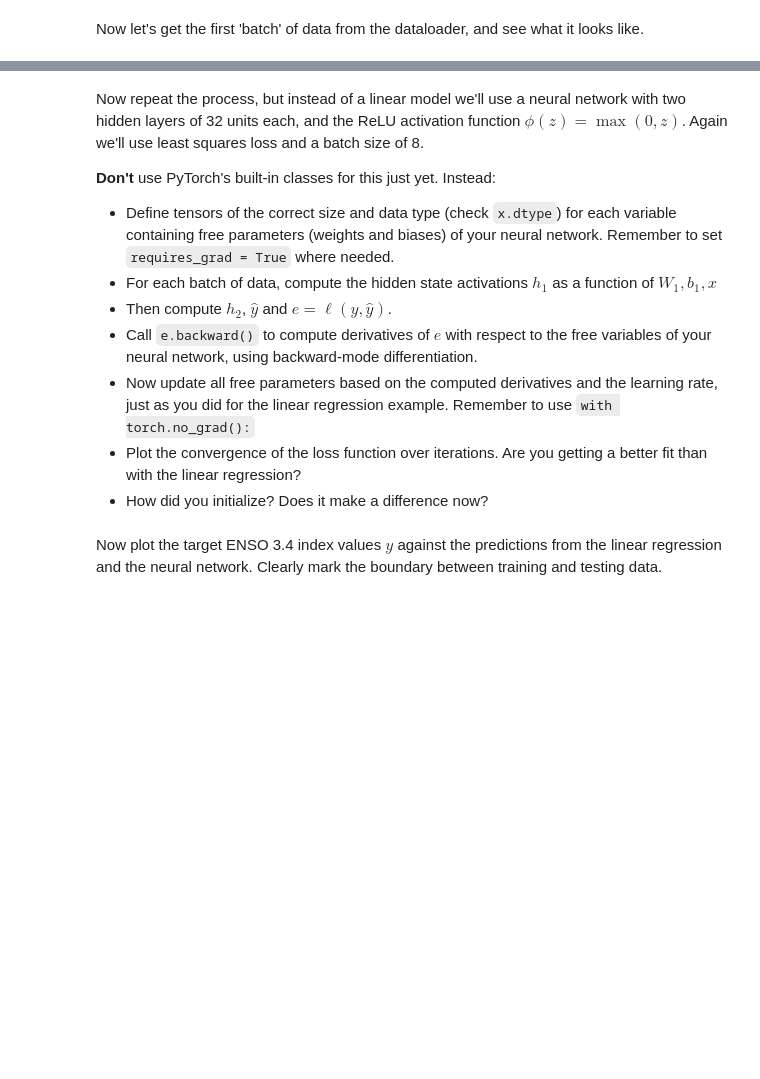
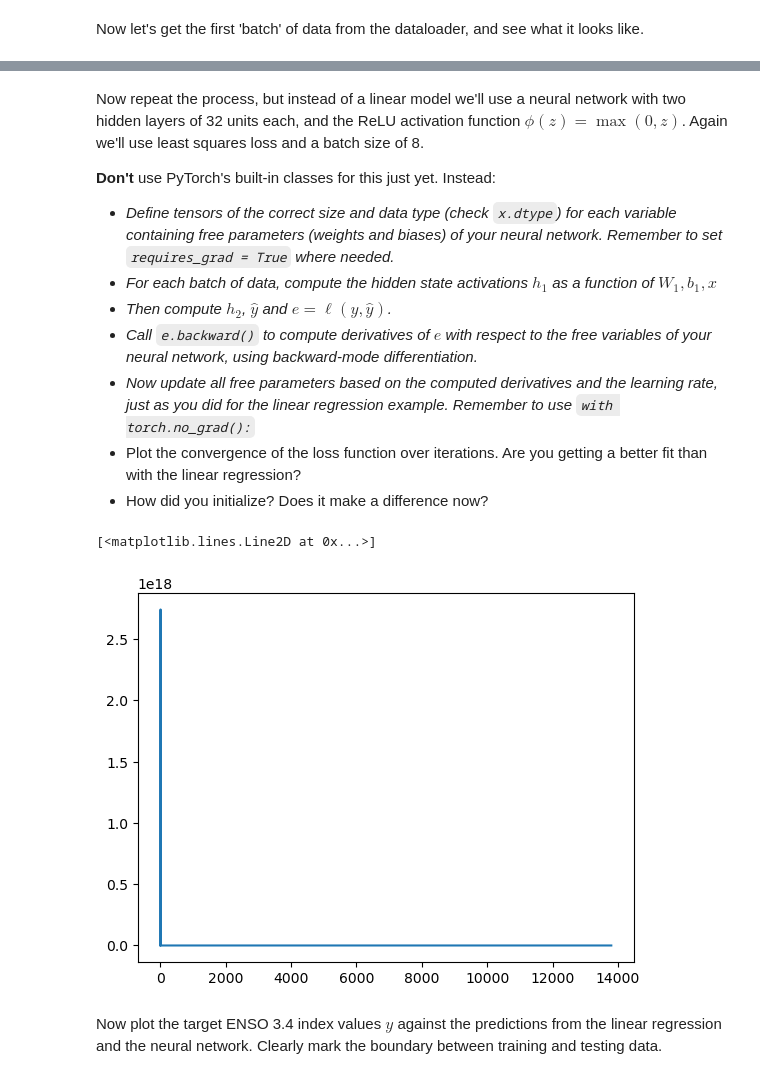
Before and after one commit to QuentinRauschenbach/Deep_Learning, a Jupyter notebook: excersise/03 - neural networks.ipynb, the cells around one changed output, grey strips where cells are left out. Cells and saved outputs as stored; diff of their text form; code cells hidden in the pictures; blank space fills up the shorter version.

```diff
--- a/excersise/03 - neural networks.ipynb
+++ b/excersise/03 - neural networks.ipynb
@@ -104,10 +261,10 @@ Now use a for loop, iterating over batches from the data loader, to fit a linear
 Now repeat the process, but instead of a linear model we'll use a neural network with two hidden layers of 32 units each, and the ReLU activation function $\phi(z) = \max(0, z)$. Again we'll use least squares loss and a batch size of 8.
 
 **Don't** use PyTorch's built-in classes for this just yet. Instead:
-* Define tensors of the correct size and data type (check `x.dtype`) for each variable containing free parameters (weights and biases) of your neural network. Remember to set `requires_grad = True` where needed.
-* For each batch of data, compute the hidden state activations $h_1$ as a function of $W_1, b_1, x$
-* Then compute $h_2$, $\hat y$ and $e=\ell(y, \hat y)$.
-* Call `e.backward()` to compute derivatives of $e$ with respect to the free variables of your neural network, using backward-mode differentiation.
-* Now update all free parameters based on the computed derivatives and the learning rate, just as you did for the linear regression example. Remember to use `with torch.no_grad():`
+* *Define tensors of the correct size and data type (check `x.dtype`) for each variable containing free parameters (weights and biases) of your neural network. Remember to set `requires_grad = True` where needed.*
+* *For each batch of data, compute the hidden state activations $h_1$ as a function of $W_1, b_1, x$*
+* *Then compute $h_2$, $\hat y$ and $e=\ell(y, \hat y)$.*
+* *Call `e.backward()` to compute derivatives of $e$ with respect to the free variables of your neural network, using backward-mode differentiation.*
+* *Now update all free parameters based on the computed derivatives and the learning rate, just as you did for the linear regression example. Remember to use `with torch.no_grad():`*
 * Plot the convergence of the loss function over iterations. Are you getting a better fit than with the linear regression?
 * How did you initialize? Does it make a difference now?
@@ -114,3 +306,37 @@ Now repeat the process, but instead of a linear model we'll use a neural network
+# %%
+def NN(data_loader, weights, biases, LR=1e-4, runs=100):
+    W1, W2, Wout = weights
+    b1, b2, bout = biases
+
+    Loss = []
+
+    for i in range(runs):
+        for x_batch, y_batch in data_loader:
+            #h1   = torch.maximum(torch.zeros(1),torch.mm(x_batch.float(), weights[0].float()) + biases[0])
+            #h2   = torch.maximum(torch.zeros(1),torch.mm(h1, weights[1]) + biases[1])
+            #yhat = torch.mm(h2, weights[2]) + biases[2]
+            h1   = torch.maximum(torch.zeros(1),torch.mm(weights[0].float(),x_batch.T.float()) + biases[0])
+            h2   = torch.maximum(torch.zeros(1),torch.mm(weights[1],h1) + biases[1])
+            yhat = torch.mm(weights[2],h2) + biases[2]
+
+            e    = torch.sum((y_batch-yhat)**2)
+            e.backward()
+            with torch.no_grad():
+                for j in range(len(weights)):
+                    weights[j] -= weights[j].grad * LR
+                    weights[j].grad.zero_()
+                    biases[j] -= biases[j].grad * LR
+                    biases[j].grad.zero_()
+
+            Loss.append(e.detach().numpy())
+    return Loss, yhat.detach().numpy()
+# %%
+Loss, yhat = NN(data_loader, weights, biases)
+# %%
+plt.plot(Loss)
+# %% [output]
+[<matplotlib.lines.Line2D at 0x...>]
+[figure, added]
 # %% [markdown]
 Now plot the target ENSO 3.4 index values $y$ against the predictions from the linear regression and the neural network. Clearly mark the boundary between training and testing data.
 # %% [markdown]
```
Also changed, not shown: parts of 33 cells of this notebook, 2 other files.
